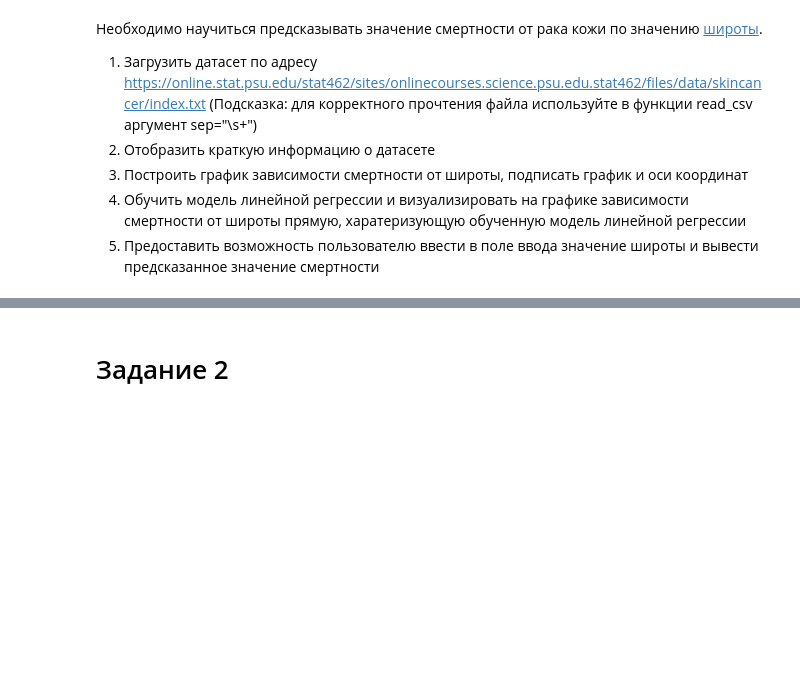
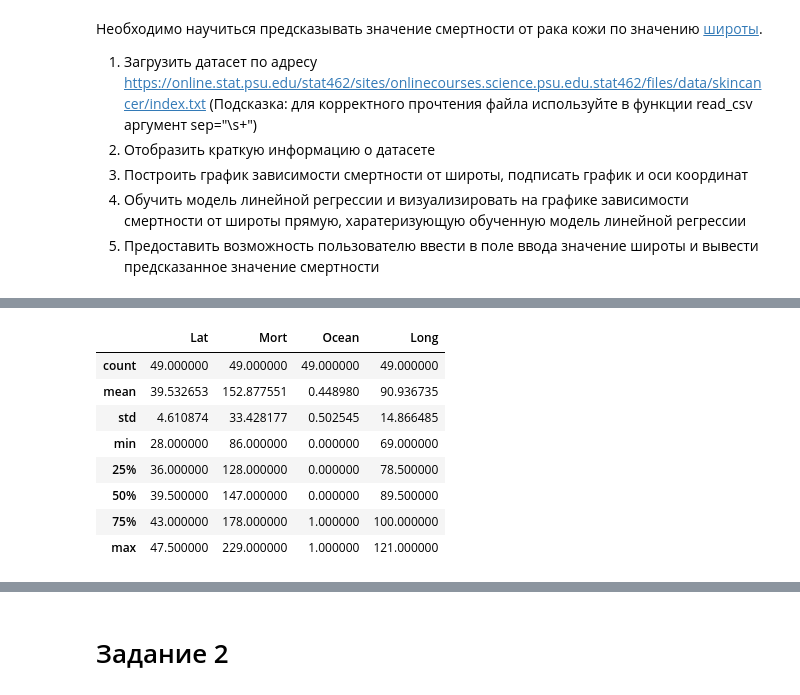
Before and after one commit to vakovalik/ml_hse, a Jupyter notebook: сем 5/практика 5.ipynb, the cells around one changed output, grey strips where cells are left out. Drawn from its saved outputs; the diff is of its cells as text; code cells hidden in the pictures; blank space fills up the shorter version.

```diff
--- a/сем 5/практика 5.ipynb
+++ b/сем 5/практика 5.ipynb
@@ -22,0 +20,13 @@ url = 'https://online.stat.psu.edu/stat462/sites/onlinecourses.science.psu.edu.s
+# %%
+import pandas as pd
+import numpy as np
+import matplotlib.pyplot as plt
+from sklearn.linear_model import LinearRegression
+from sklearn.metrics import r2_score, mean_squared_error, mean_absolute_error, root_mean_squared_error
+from dotenv import dotenv_values
+
+
+config = dotenv_values(".env")
+
+
+df = pd.read_csv('skincancer.txt', sep=r'\s+')
@@ -22,0 +57,12 @@ url = 'https://online.stat.psu.edu/stat462/sites/onlinecourses.science.psu.edu.s
+# %%
+df.describe()
+# %% [output]
+|  | Lat | Mort | Ocean | Long |
+| count | 49.000000 | 49.000000 | 49.000000 | 49.000000 |
+| mean | 39.532653 | 152.877551 | 0.448980 | 90.936735 |
+| std | 4.610874 | 33.428177 | 0.502545 | 14.866485 |
+| min | 28.000000 | 86.000000 | 0.000000 | 69.000000 |
+| 25% | 36.000000 | 128.000000 | 0.000000 | 78.500000 |
+| 50% | 39.500000 | 147.000000 | 0.000000 | 89.500000 |
+| 75% | 43.000000 | 178.000000 | 1.000000 | 100.000000 |
+| max | 47.500000 | 229.000000 | 1.000000 | 121.000000 |
```
Also changed, not shown: parts of 14 cells of this notebook, 2 other files.
